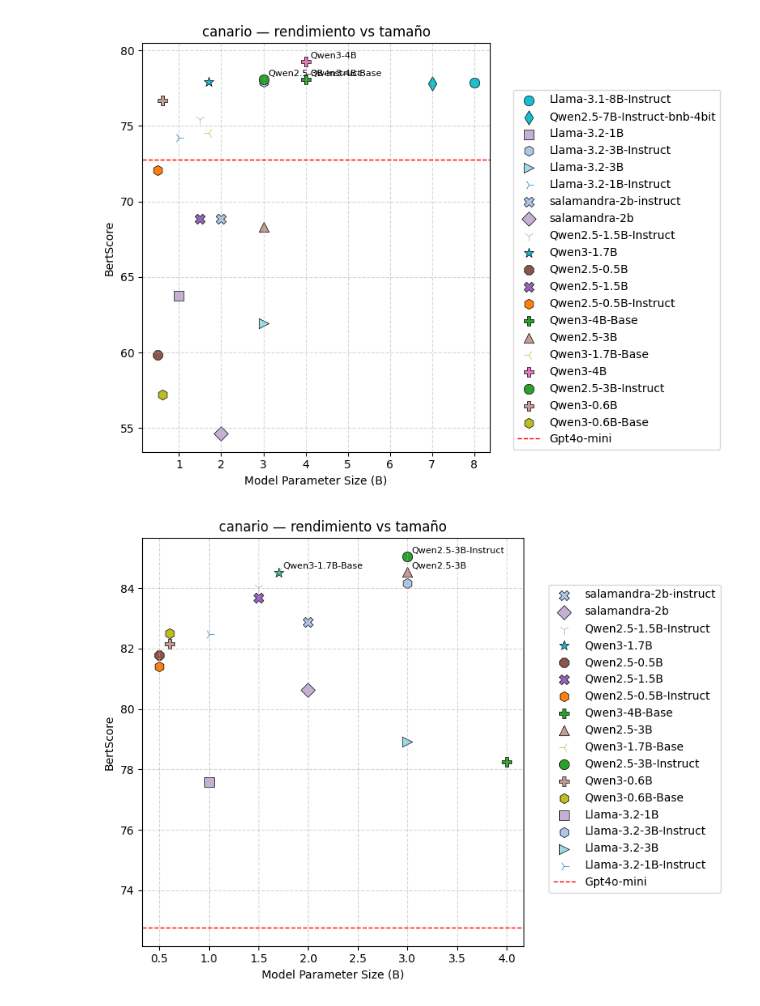
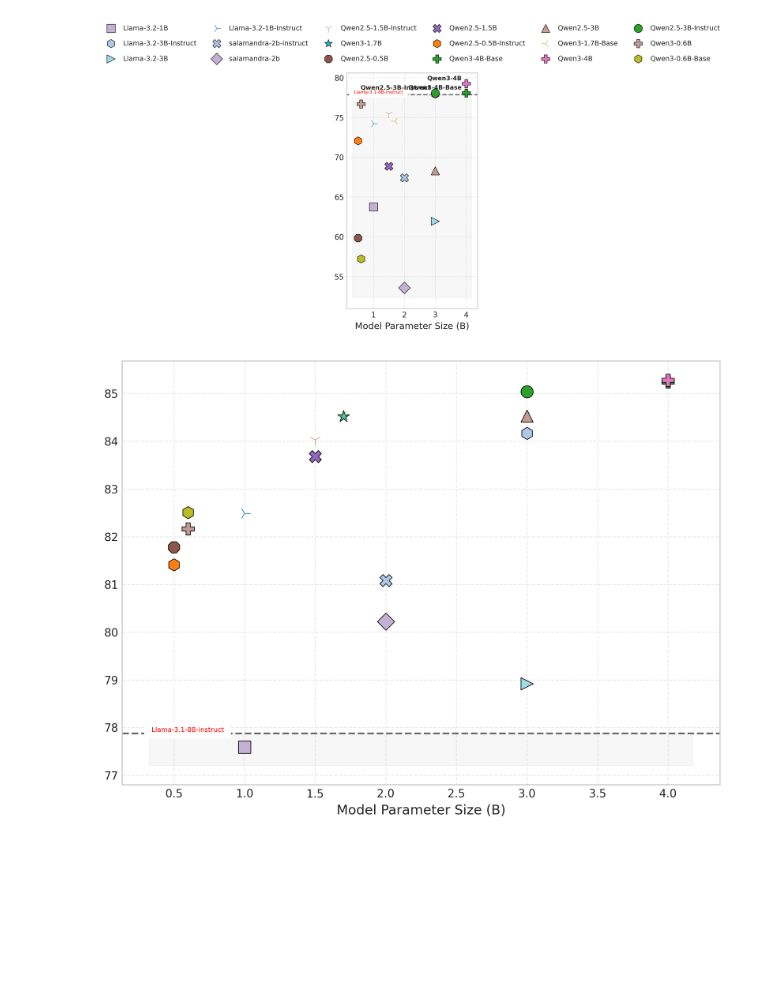
Before and after one commit to miguel-kjh/summarization-multilingual, a Jupyter notebook: metrics/get_plots.ipynb, the cells around one changed output. Cells and saved outputs as stored; diff of their text form; code cells hidden in the pictures; blank space fills up the shorter version.

Commit message:
get plots for paper

```diff
--- a/metrics/get_plots.ipynb
+++ b/metrics/get_plots.ipynb
@@ -112,36 +508,46 @@ def plot_model_performance(
 # %%
 sheet = "canario"
 df = pd.read_excel("data/metrics_summary_not_ft.xlsx", sheet_name=sheet)
 score_col = "bertscore_f1"
 
 baseline = {
-    "bertscore_f1": [(72.77, {"color": "red", "label": "Gpt4o-mini"})],
-    "average":      [(4.91,  {"color": "red", "label": "Gpt4o-mini"})],
+    "bertscore_f1": [(77.88, {"color": "red", "label": "Qwen3-30B"})],
+    "average":      [(4.58,  {"color": "red", "label": "Qwen3-30B"})],
 }
 
-fig, ax = plot_model_performance(
+fig, ax = plot_model_performance_v1_baseline(
     df,
     score_col=score_col,               # o 'bertscore_f1'
-    title=f"{sheet} — rendimiento vs tamaño",
-    threshold_lines=baseline[score_col],
+    title=None,
+    baseline_model="Llama-3.1-8B-instruct",
+    baseline_score=baseline[score_col][0][0],
+    #threshold_lines=baseline[score_col],
     annotate_top_n=3,
+    hi_vis=True,  # Activa alta visibilidad
+    show_ylabel=False,   # ← NUEVO
+    show_legend=True,   # ← NUEVO
 )
 plt.show()
 # %% [output]
-[figure, old version]
+[figure, new version]
 # %%
 df = pd.read_excel("data/metrics_summary_ft.xlsx", sheet_name=sheet)
 # replace name of model (ft) by ""
 df['model'] = df['model'].str.replace('(ft)', '', regex=False)
 # strip whitespace from model names
 df['model'] = df['model'].str.strip()
-fig, ax = plot_model_performance(
+fig, ax = plot_model_performance_v1_baseline(
     df,
     score_col=score_col,               # o 'bertscore_f1'
-    title=f"{sheet} — rendimiento vs tamaño",
-    threshold_lines=baseline[score_col],
-    annotate_top_n=3,
+    title=None,
+    baseline_model="Llama-3.1-8B-instruct",
+    baseline_score=baseline[score_col][0][0],
+    #threshold_lines=baseline[score_col],
+    annotate_top_n=0,
+    hi_vis=True,  # Activa alta visibilidad
+    show_ylabel=False,   # ← NUEVO
+    show_legend=False,   # ← NUEVO
 )
 plt.show()
 # %% [output]
-[figure, old version]
+[figure, new version]
```
Also changed, not shown: parts of 5 cells of this notebook, 12 other files.
